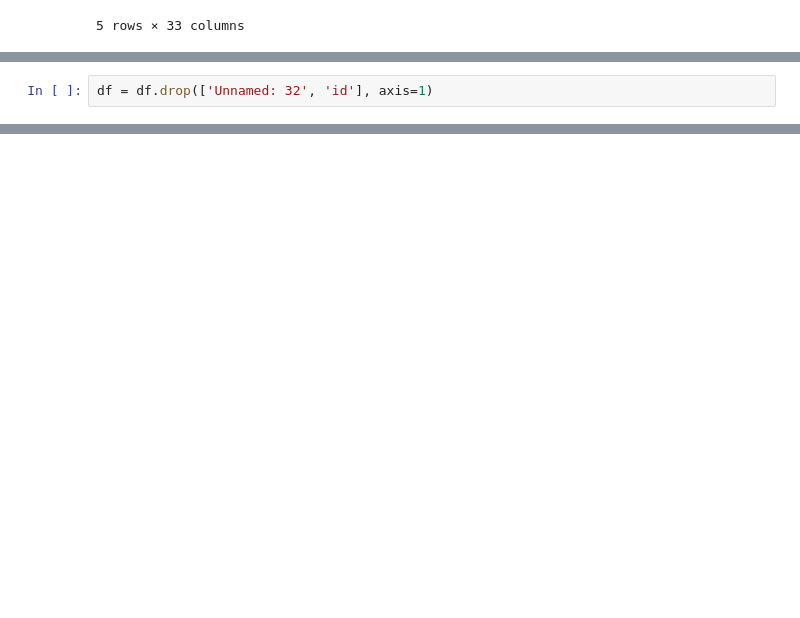
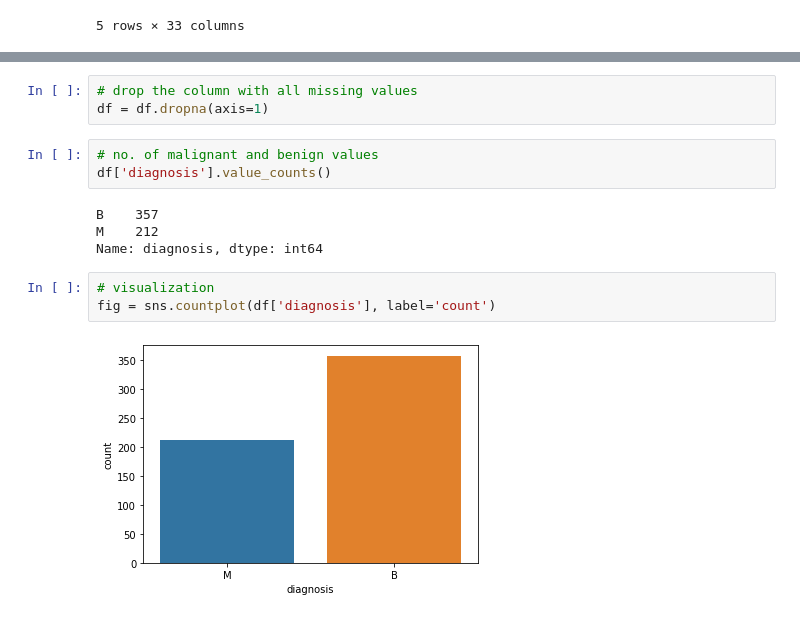
Before and after one commit to archihalder/Breast-Cancer-Prediction, a Jupyter notebook: main.ipynb, the cells around one changed output, grey strips where cells are left out. Drawn from its saved outputs; the diff is of its cells as text; blank space fills up the shorter version.

```diff
--- a/main.ipynb
+++ b/main.ipynb
@@ -28,2 +21,0 @@ Name: Unnamed: 32, dtype: int64
-# %%
-df = df.drop(['Unnamed: 32', 'id'], axis=1)
@@ -111,0 +48,15 @@ We can see some interesting correlations
+# %%
+# drop the column with all missing values
+df = df.dropna(axis=1)
+# %%
+# no. of malignant and benign values
+df['diagnosis'].value_counts()
+# %% [output]
+B    357
+M    212
+Name: diagnosis, dtype: int64
+# %%
+# visualization
+fig = sns.countplot(df['diagnosis'], label='count')
+# %% [output]
+[figure, added]
```
Also changed, not shown: parts of 48 cells of this notebook.
